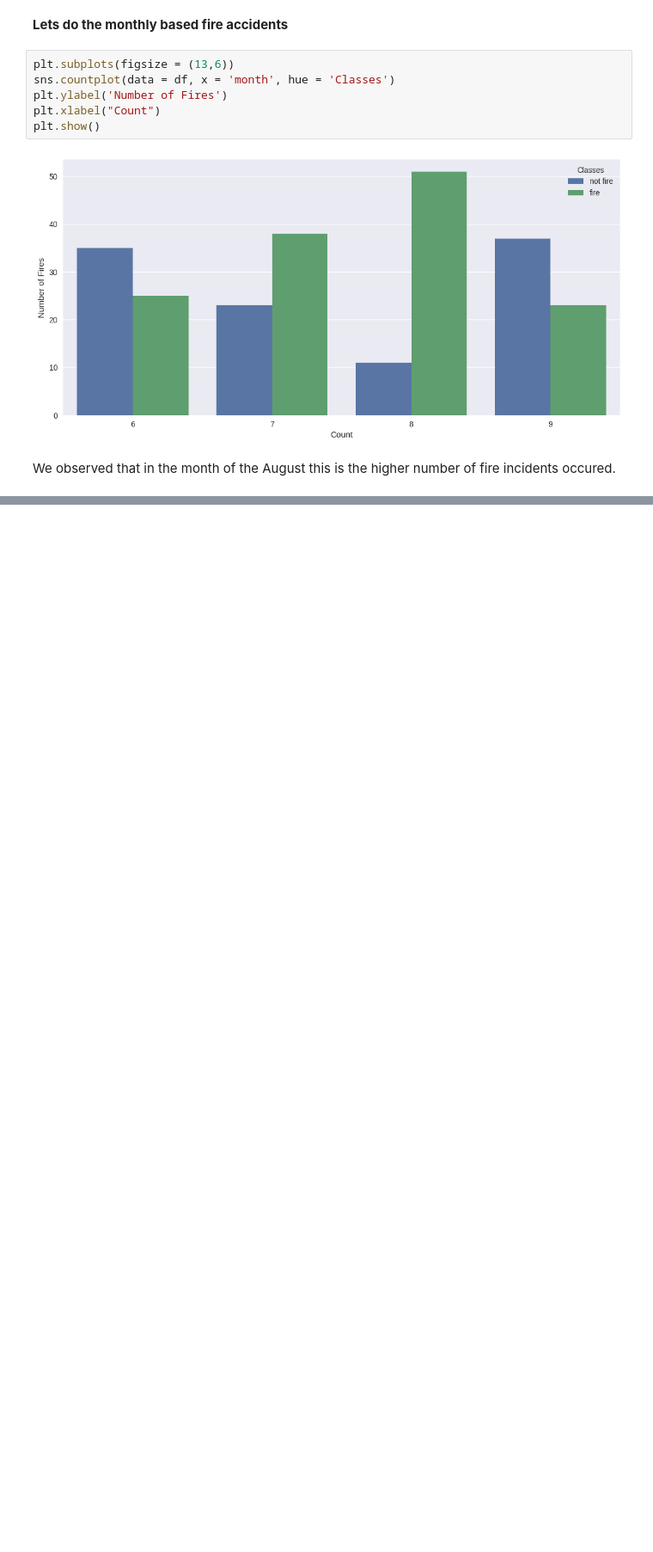
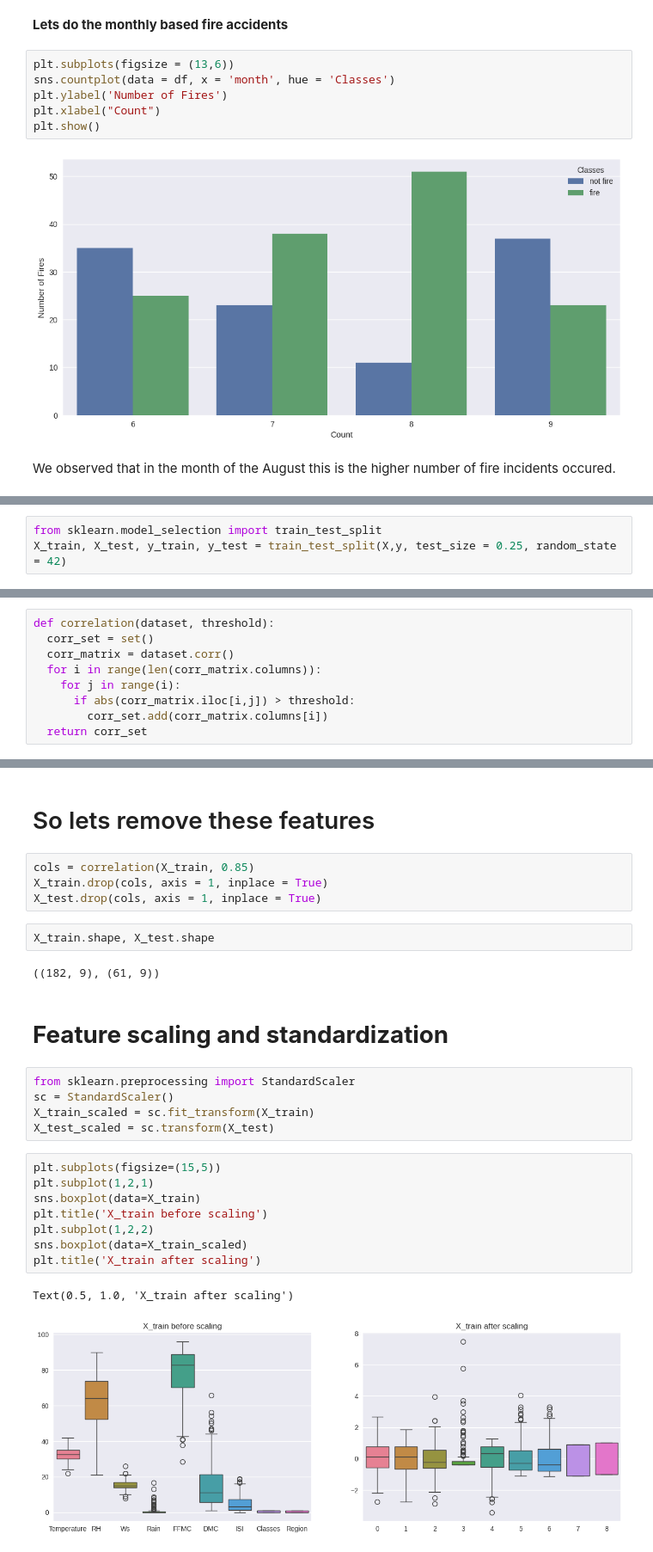
Before and after one commit to GOLISHYAMP/Colab_Notebooks, a Jupyter notebook: Data_Analysis.ipynb, the cells around one changed output, grey strips where cells are left out. Shown at 86% size. Saved outputs shown, nothing was run; the diff lists cells and outputs as text; blank space fills up the shorter version.

```diff
--- a/Data_Analysis.ipynb
+++ b/Data_Analysis.ipynb
@@ -308,0 +326,3 @@ We observed that in the month of the August this is the higher number of fire in
+# %%
+from sklearn.model_selection import train_test_split
+X_train, X_test, y_train, y_test = train_test_split(X,y, test_size = 0.25, random_state = 42)
@@ -308,0 +353,9 @@ We observed that in the month of the August this is the higher number of fire in
+# %%
+def correlation(dataset, threshold):
+  corr_set = set()
+  corr_matrix = dataset.corr()
+  for i in range(len(corr_matrix.columns)):
+    for j in range(i):
+      if abs(corr_matrix.iloc[i,j]) > threshold:
+        corr_set.add(corr_matrix.columns[i])
+  return corr_set
@@ -308,0 +368,28 @@ We observed that in the month of the August this is the higher number of fire in
+# %% [markdown]
+# So lets remove these features
+# %%
+cols = correlation(X_train, 0.85)
+X_train.drop(cols, axis = 1, inplace = True)
+X_test.drop(cols, axis = 1, inplace = True)
+# %%
+X_train.shape, X_test.shape
+# %% [output]
+((182, 9), (61, 9))
+# %% [markdown]
+# **Feature scaling and standardization**
+# %%
+from sklearn.preprocessing import StandardScaler
+sc = StandardScaler()
+X_train_scaled = sc.fit_transform(X_train)
+X_test_scaled = sc.transform(X_test)
+# %%
+plt.subplots(figsize=(15,5))
+plt.subplot(1,2,1)
+sns.boxplot(data=X_train)
+plt.title('X_train before scaling')
+plt.subplot(1,2,2)
+sns.boxplot(data=X_train_scaled)
+plt.title('X_train after scaling')
+# %% [output]
+Text(0.5, 1.0, 'X_train after scaling')
+[figure, added]
```
Also changed, not shown: parts of 25 cells of this notebook.
